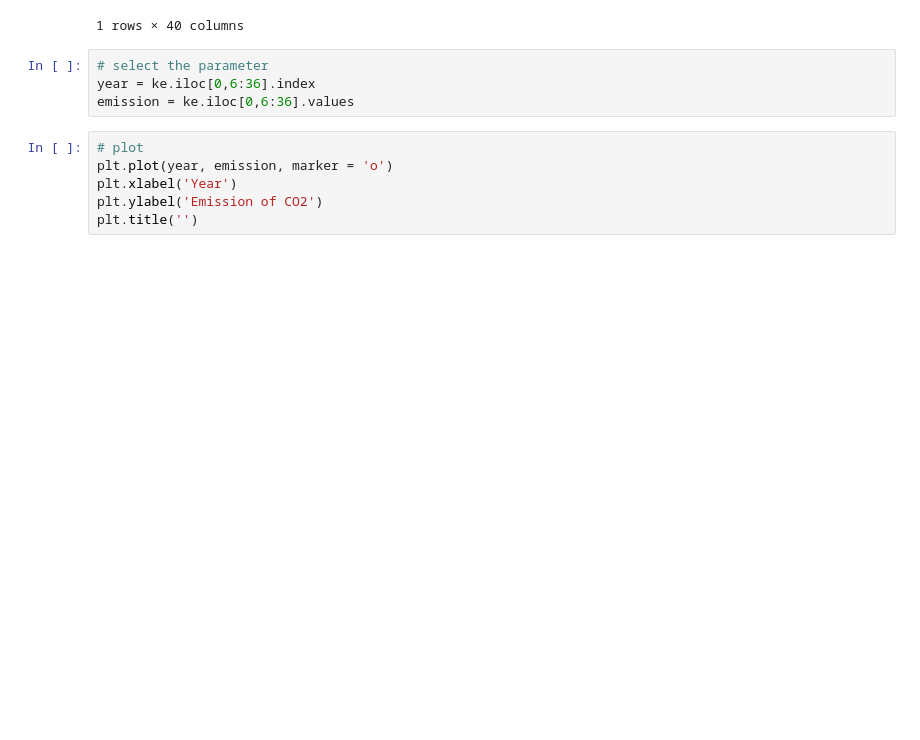
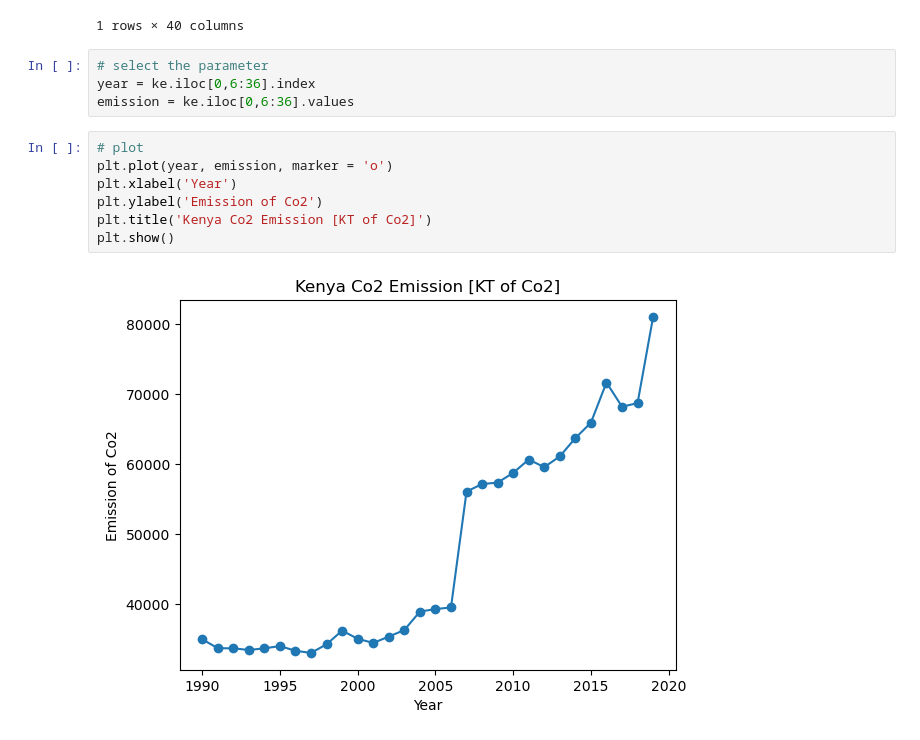
Before and after one commit to dnzambuli/CSI2020-classwork, a Jupyter notebook: assignments/climate.ipynb, the cells around one changed output. Drawn from its saved outputs; the diff is of its cells as text; blank space fills up the shorter version.

```diff
--- a/assignments/climate.ipynb
+++ b/assignments/climate.ipynb
@@ -56,6 +56,9 @@ emission = ke.iloc[0,6:36].values
 # %%
 # plot
 plt.plot(year, emission, marker = 'o')
 plt.xlabel('Year')
-plt.ylabel('Emission of CO2')
-plt.title('')
+plt.ylabel('Emission of Co2')
+plt.title('Kenya Co2 Emission [KT of Co2]')
+plt.show()
+# %% [output]
+[figure, added]
```
Also changed, not shown: parts of 1 cell of this notebook, 1 other file.
